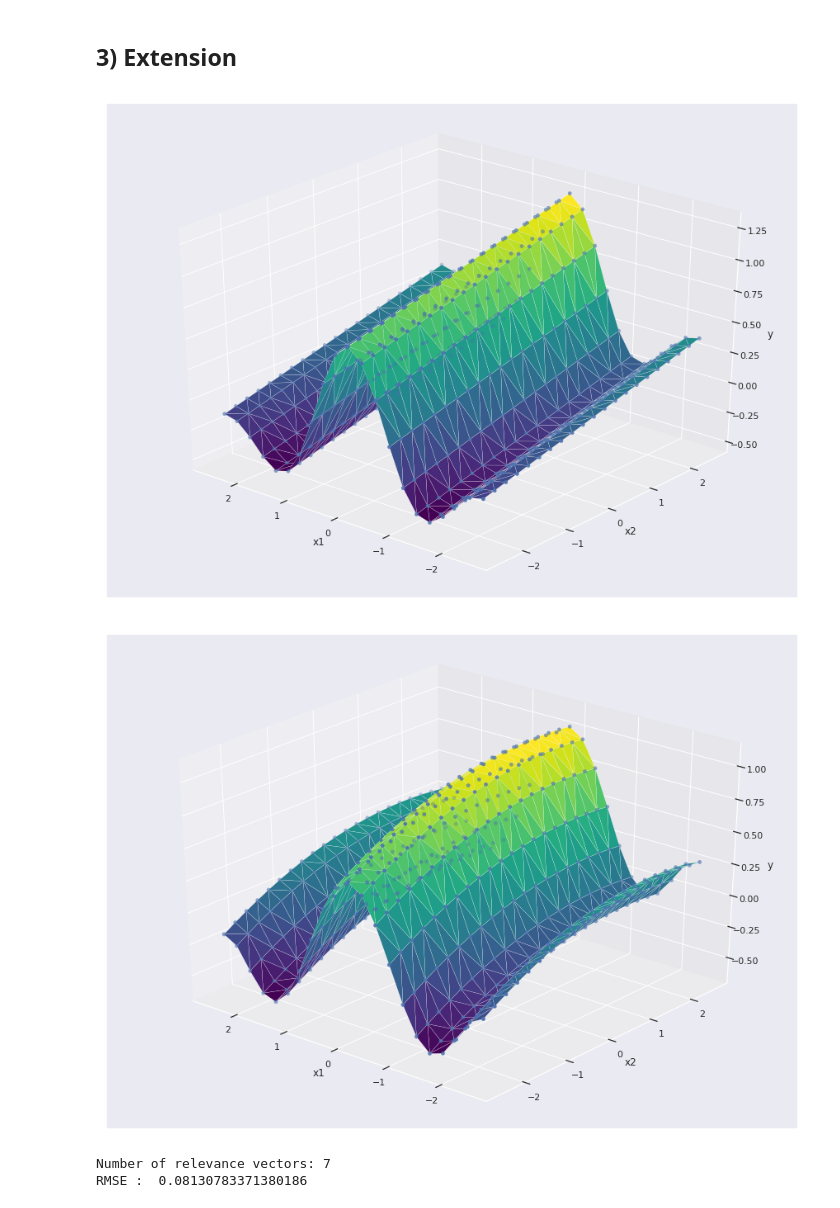
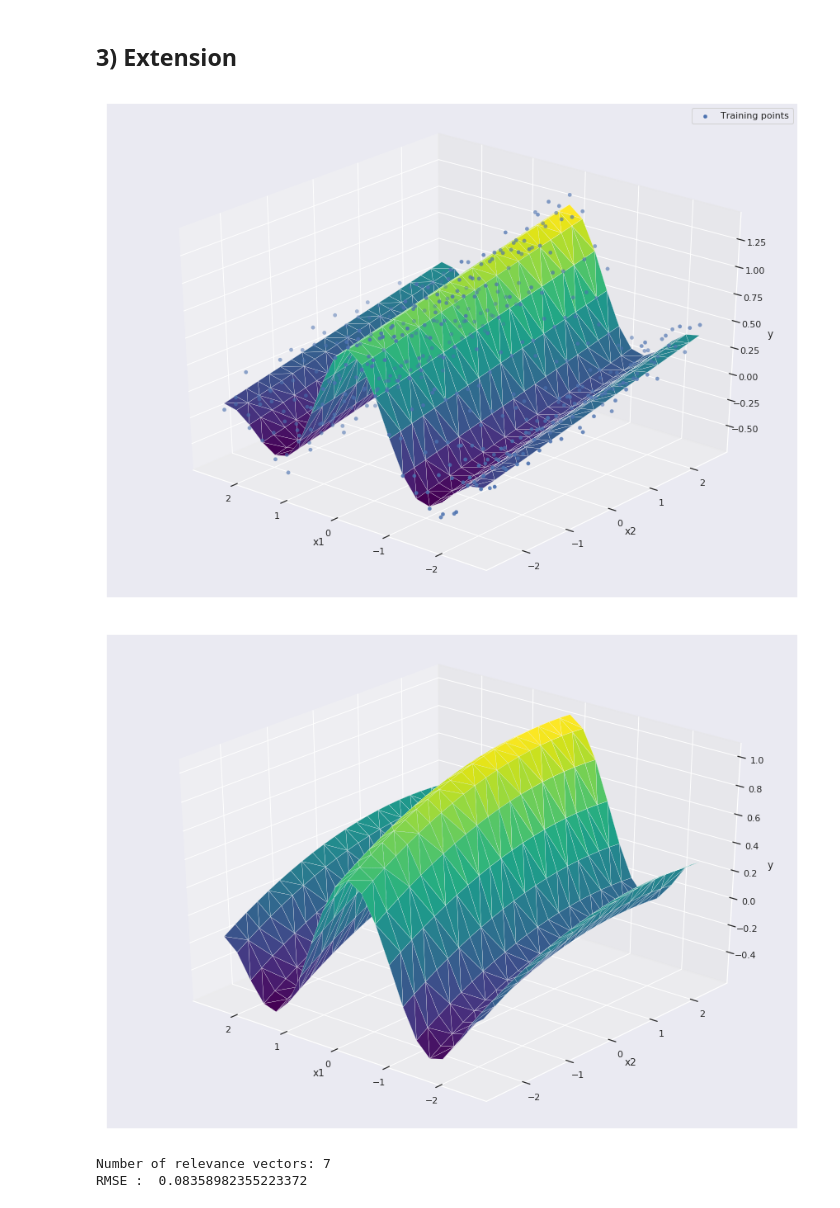
Before and after one commit to PPSantos/DD2434_proj, a Jupyter notebook: src/regression.ipynb, the cells around one changed output. Cells and saved outputs as stored; diff of their text form; code cells hidden in the pictures.

Commit message:
regression on toy datasets finished

```diff
--- a/src/regression.ipynb
+++ b/src/regression.ipynb
@@ -275,37 +275,32 @@ RMSE: 0.04894627587865372
 # %%
 N = 20
 
 X_1 = np.linspace(-2.5,2.5,N+1)
 X_2 = np.linspace(-2.5,2.5,N+1)
 
 X = np.zeros(((N+1)**2, 2))
 
 for i, x in enumerate(itertools.product(X_1, X_2)):
     X[i, :] = x
 
-'''X_train = np.random.uniform(-2.5,2.5, size=(200,2))
-Y_train = np.sinc(X_train[:, 0]) + 0.1*X_train[:, 1]
-T_train = Y_train #+ np.random.randn(N) * 0.1'''
-
-
 Y = np.sinc(X[:, 0]) + 0.1*X[:, 1]
-T = Y #+ np.random.randn(N) * 0.1
-
-# Safe.
-#Y = None
+T = Y + np.random.randn(X.shape[0]) * 0.1
 
 sns.set(style="darkgrid")
 fig = plt.figure()
 fig.set_size_inches(15, 11)
 ax = fig.gca(projection='3d')
 ax.invert_xaxis()
 ax.plot_trisurf(X[:,0], X[:,1], Y, cmap=plt.cm.viridis, linewidth=0.2)
-ax.scatter(X[:,0], X[:,1], Y, cmap=plt.cm.viridis, linewidth=0.2)
+ax.scatter(X[:,0], X[:,1], T, cmap=plt.cm.viridis, linewidth=0.2, label='Training points')
 ax.view_init(30, -50)
 ax.set_xlabel('x1'); ax.set_ylabel('x2'); ax.set_zlabel('y')
+plt.legend()
 plt.show()
+
+fig.savefig('3d_dataset_generator.pdf')
 # %% [output]
-[figure, old version]
+[figure, new version]
 # %%
 rvm = RVR(kernel='exponential', threshold_alpha=1e10, alpha=1e-5, sigma=0.101)
 
@@ -322,14 +317,15 @@ fig.set_size_inches(15, 11)
 ax = fig.gca(projection='3d')
 ax.invert_xaxis()
 ax.plot_trisurf(X[:,0], X[:,1], y_pred, cmap=plt.cm.viridis, linewidth=0.2)
-ax.scatter(X[:,0], X[:,1], y_pred, cmap=plt.cm.viridis, linewidth=0.2)
 ax.view_init(30, -50)
 ax.set_xlabel('x1'); ax.set_ylabel('x2'); ax.set_zlabel('y')
 plt.show()
 
 print('Number of relevance vectors:', relevance_vect.shape[0])
 print("RMSE : ", np.sqrt(mean_squared_error(y_pred, Y)))
+
+fig.savefig('3d_prediction.pdf')
 # %% [output]
-[figure, old version]
+[figure, new version]
 Number of relevance vectors: 7
-RMSE :  0.08130783371380186
+RMSE :  0.08358982355223372
```
Also changed, not shown: parts of 4 cells of this notebook, 2 other files.
